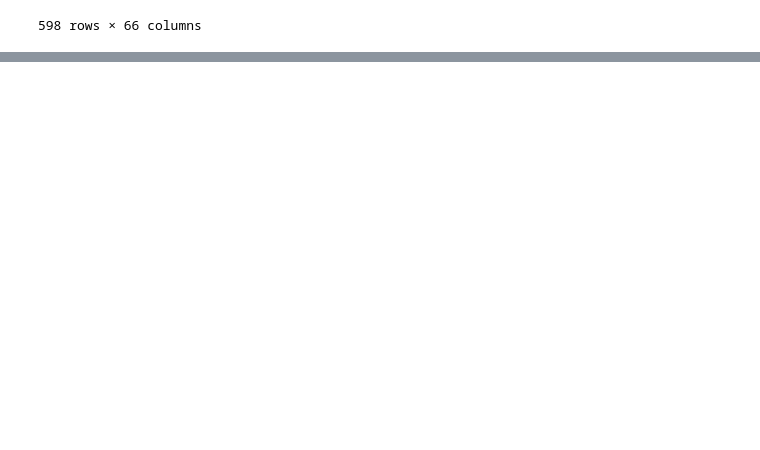
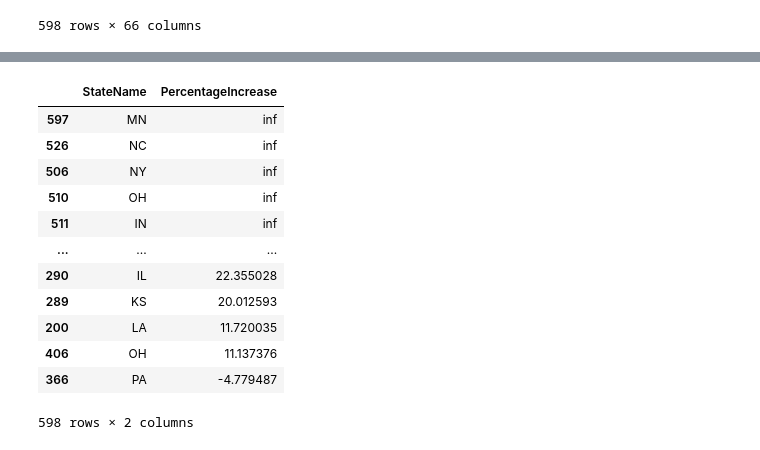
Before and after one commit to TARUNABANSALA/Zillow-Market-Analysis, a Jupyter notebook: Zillow_market_analysis.ipynb, the cells around one changed output, grey strips where cells are left out. Saved outputs shown, nothing was run; the diff lists cells and outputs as text; code cells hidden in the pictures; blank space fills up the shorter version.

```diff
--- a/Zillow_market_analysis.ipynb
+++ b/Zillow_market_analysis.ipynb
@@ -298,0 +299,29 @@ plt.show()
+# %%
+# Extract columns containing sale prices
+sale_price_columns = Sale_price_zillow_df_filled.columns[5:]
+
+# Calculate the percentage increase for each state
+percentage_increase = (Sale_price_zillow_df_filled[sale_price_columns[-1]] - Sale_price_zillow_df_filled[sale_price_columns[0]]) / Sale_price_zillow_df_filled[sale_price_columns[0]] * 100
+
+# Combine state names and percentage increase into a dataframe
+percentage_increase_df = pd.DataFrame({'StateName': Sale_price_zillow_df_filled['StateName'], 'PercentageIncrease': percentage_increase})
+
+# Sort states based on percentage increase
+top_performing_states = percentage_increase_df.sort_values(by='PercentageIncrease', ascending=False)
+
+# Display top performing states
+top_performing_states
+# %% [output]
+|  | StateName | PercentageIncrease |
+| 597 | MN | inf |
+| 526 | NC | inf |
+| 506 | NY | inf |
+| 510 | OH | inf |
+| 511 | IN | inf |
+| ... | ... | ... |
+| 290 | IL | 22.355028 |
+| 289 | KS | 20.012593 |
+| 200 | LA | 11.720035 |
+| 406 | OH | 11.137376 |
+| 366 | PA | -4.779487 |
+598 rows × 2 columns
```
Also changed, not shown: parts of 11 cells of this notebook, 2 other files.
